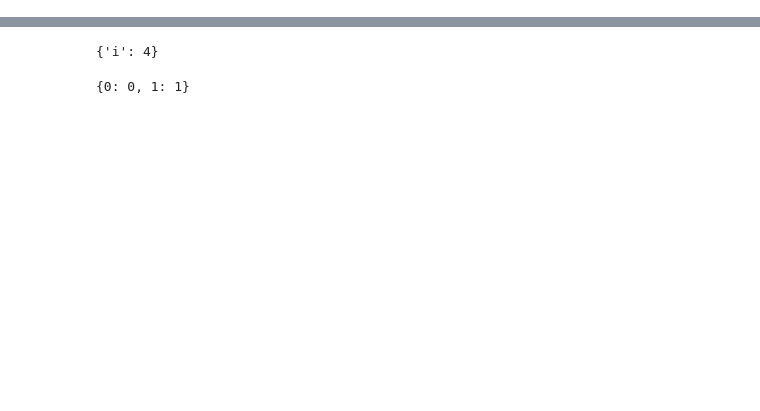
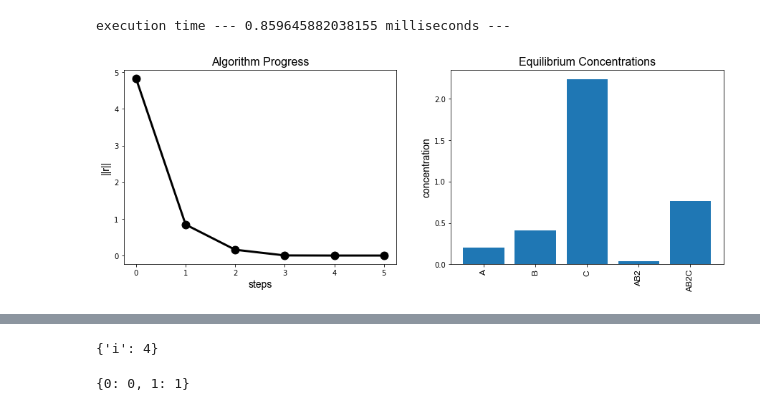
Before and after one commit to mtod92/equpy, a Jupyter notebook: equpy_test.ipynb, the cells around one changed output, grey strips where cells are left out. Saved outputs shown, nothing was run; the diff lists cells and outputs as text; code cells hidden in the pictures; blank space fills up the shorter version.

```diff
--- a/equpy_test.ipynb
+++ b/equpy_test.ipynb
@@ -57,0 +34,23 @@ if type(reactions[0]) == 'str':
+# %%
+"""
+Example #2: Manual input of reactions in matrix form
+"""
+N = np.array([[-1, -2, 0, 1, 0],[0, 0, -1, -1, 1]])
+K = np.array([1, 10])
+S = np.array([1, 2, 3])
+C = np.array([[1, 0, 0, 1, 1],[0, 1, 0, 2, 2],[0, 0, 1, 0, 1]])
+
+eq_system = EquationSystem(N, C, {'A':0, 'B':1, 'C':2, 'AB2':3, 'AB2C':4})
+reaction = ChemicalReaction(eq_system, K, S)
+
+start_time = time.time()
+for j in range(100):
+    x, delta = reaction.solve(20, 1e2, 0)
+print("")
+print("execution time --- %s milliseconds ---" % ((time.time() - start_time)/j*1000))
+print("")
+
+reaction.plotter()
+# %% [output]
+execution time --- 0.859645882038155 milliseconds ---
+[figure, added]
```
Also changed, not shown: parts of 16 cells of this notebook, 1 other file.
